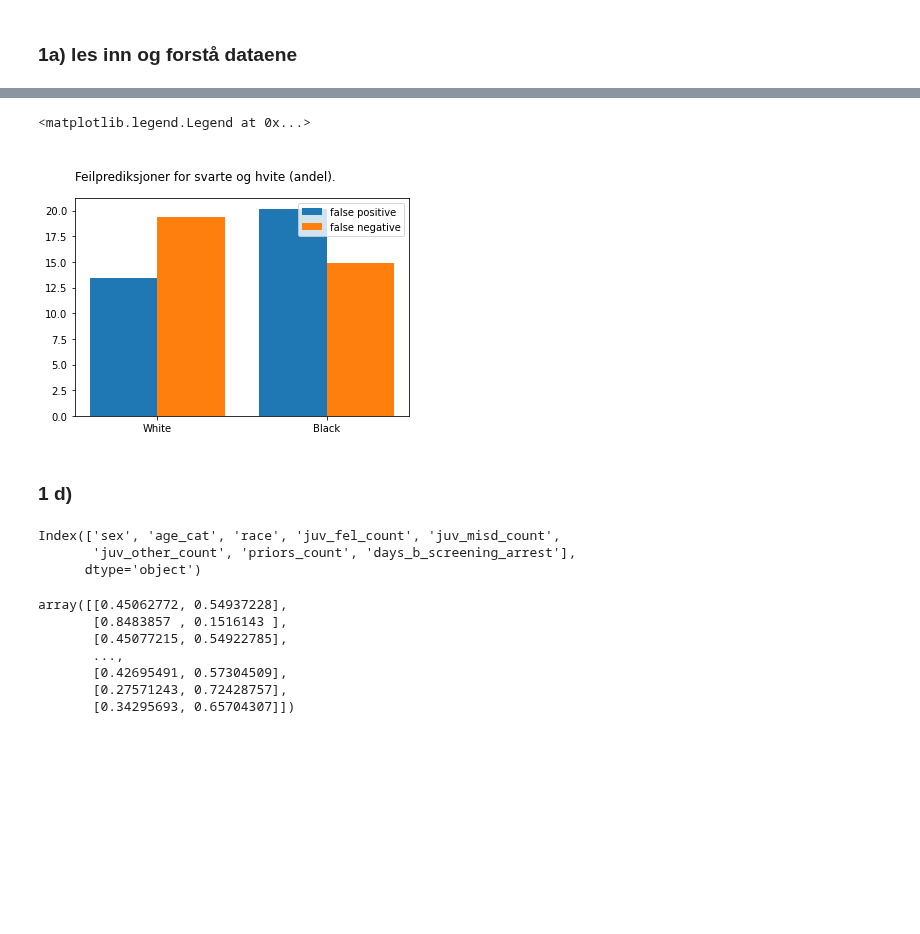
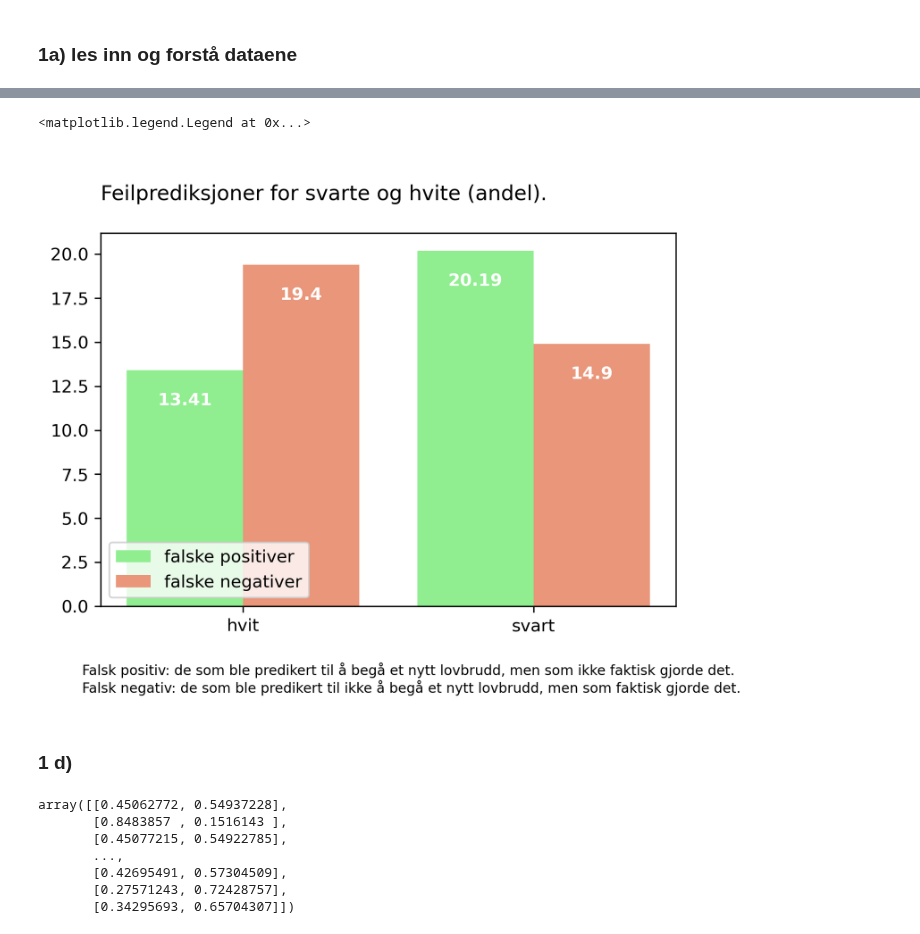
Before and after one commit to jonatanwins/COMPAS_project_HON2200, a Jupyter notebook: COMPAS.ipynb, the cells around one changed output, grey strips where cells are left out. Drawn from its saved outputs; the diff is of its cells as text; code cells hidden in the pictures; blank space fills up the shorter version.

```diff
--- a/COMPAS.ipynb
+++ b/COMPAS.ipynb
@@ -12,6 +12,9 @@ import matplotlib.axes as ax
 
 import warnings
 warnings.simplefilter(action='ignore', category=FutureWarning)
+
+%matplotlib inline
+plt.rcParams['figure.dpi'] = 300
 # %% [markdown]
 ### 1a) les inn og forstå dataene
 # %%
@@ -193,23 +195,28 @@ plt.legend(col_labs)
 # %%
 pos_white_ratio = len(false_pos_white.index) / len(df_white.index) * 100
 pos_black_ratio = len(false_pos_black.index) / len(df_black.index) * 100
 neg_white_ratio = len(false_neg_white.index) / len(df_white.index) * 100
 neg_black_ratio = len(false_neg_black.index) / len(df_black.index) * 100
 
-col_labs = ["false positive", "false negative"]
-x_labs = ["White", "Black"]
+col_labs = ["falske positiver", "falske negativer"]
+x_labs = ["hvit", "svart"]
 x = np.arange(len(col_labs))
 width = 0.4
 
-plt.bar(x-0.2, [pos_white_ratio, pos_black_ratio], width)
-plt.bar(x+0.2, [neg_white_ratio, neg_black_ratio], width)
+plt.bar(x-0.2, [pos_white_ratio, pos_black_ratio], width, color = "lightgreen")
+plt.bar(x+0.2, [neg_white_ratio, neg_black_ratio], width, color = "darksalmon")
 
+plt.text(-0.2, pos_white_ratio - 2, round(pos_white_ratio, 2), color = "white", fontweight = "bold", horizontalalignment = "center")
+plt.text(0.8, pos_black_ratio - 2, round(pos_black_ratio, 2), color = "white", fontweight = "bold", horizontalalignment = "center")
+plt.text(0.2, neg_white_ratio - 2, round(neg_white_ratio, 2), color = "white", fontweight = "bold", horizontalalignment = "center")
+plt.text(1.2, neg_black_ratio - 2, round(neg_black_ratio, 2), color = "white", fontweight = "bold", horizontalalignment = "center")
 plt.xticks(x, x_labs)
 plt.title("\nFeilprediksjoner for svarte og hvite (andel).\n", loc = "left")
-plt.legend(col_labs)
+plt.figtext(0.1, -0.05, "Falsk positiv: de som ble predikert til å begå et nytt lovbrudd, men som ikke faktisk gjorde det.\nFalsk negativ: de som ble predikert til ikke å begå et nytt lovbrudd, men som faktisk gjorde det.", fontsize = 8, ha = "left")
+plt.legend(col_labs, loc = 3)
 # %% [output]
 <matplotlib.legend.Legend at 0x...>
-[figure, old version]
+[figure, new version]
 # %% [markdown]
 ### 1 d)
 # %%
@@ -221,11 +228,6 @@ X_pure = X_compas.drop(columns = ["score_text", "v_decile_score"])
 
 #Propublicas modell: Input brukt av Propublica for å predikere hva COMPAS-algoritmen sine prediksjoner
 X_propublica = df[["age_cat", "race", "sex", "priors_count", "c_charge_degree", "two_year_recid"]]
-X_pure.columns
-# %% [output]
-Index(['sex', 'age_cat', 'race', 'juv_fel_count', 'juv_misd_count',
-       'juv_other_count', 'priors_count', 'days_b_screening_arrest'],
-      dtype='object')
 # %%
 #Definerer kategoriske of numeriske verdier for X_compas
 categorical_cols_X_compas = ['sex', 'age_cat', 'race', "score_text"] # skal konverteres til kategoriske vha one-hot encoding
```
Also changed, not shown: parts of 21 cells of this notebook.
